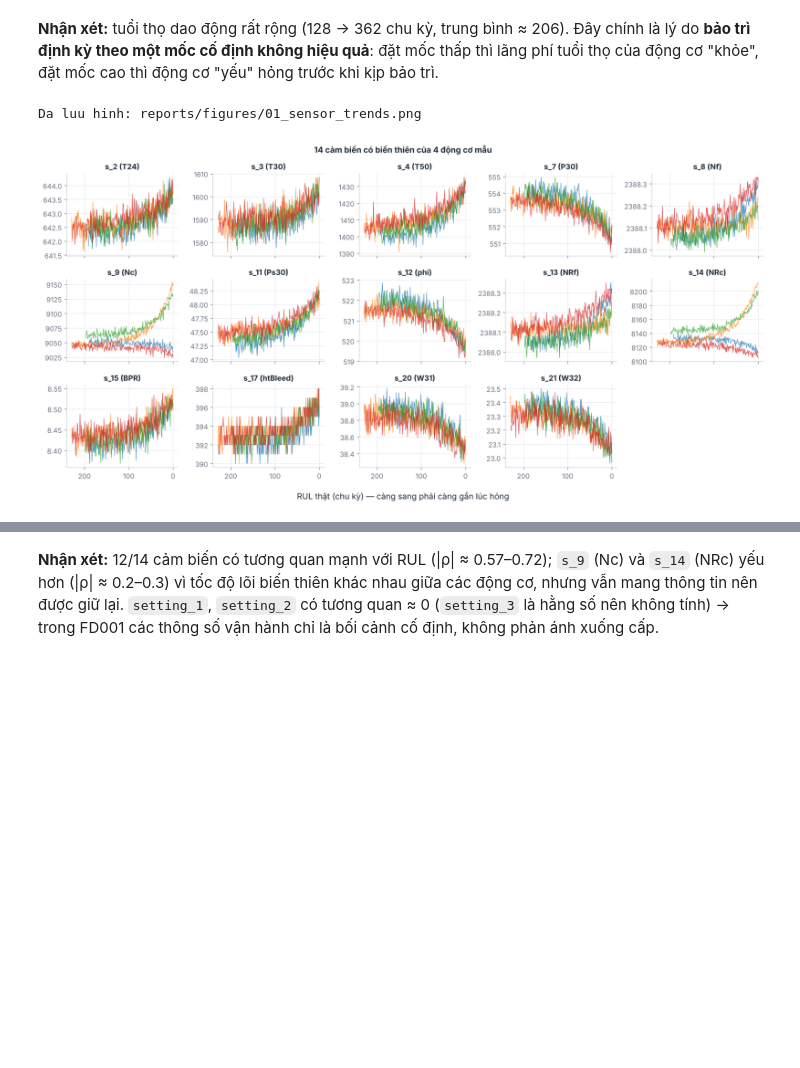
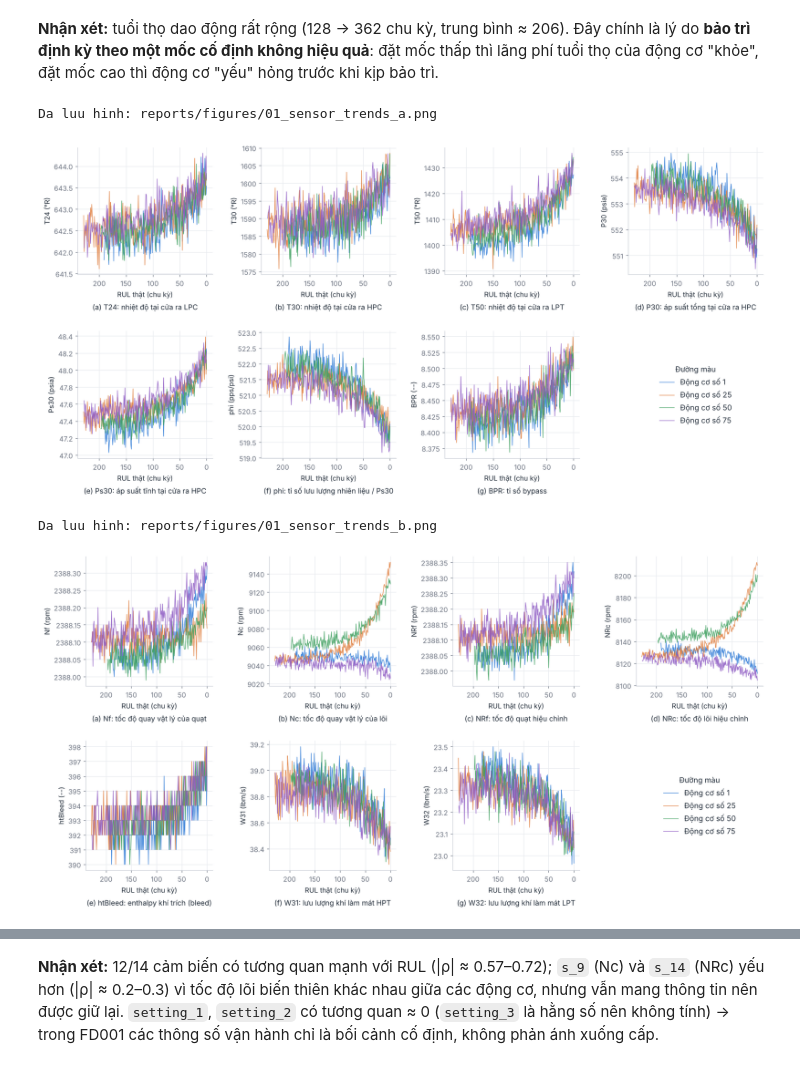
Before and after one commit to duyenphung206-sudo/turbofan-rul-prediction, a Jupyter notebook: notebooks/01_problem_and_data_understanding.ipynb, the cells around one changed output, grey strips where cells are left out. Cells and saved outputs as stored; diff of their text form; code cells hidden in the pictures; blank space fills up the shorter version.

```diff
--- a/notebooks/01_problem_and_data_understanding.ipynb
+++ b/notebooks/01_problem_and_data_understanding.ipynb
@@ -43,11 +43,12 @@ import matplotlib.pyplot as plt
 
 from src.rul_utils import (
     load_cmapss, load_rul, add_train_rul, SENSOR_COLS, SETTING_COLS, SENSOR_INFO,
-    RUL_CAP, set_plot_style, save_fig, BLUE, MUTED, INK,
+    RUL_CAP, SEQ_LEN, set_plot_style, save_fig, add_panel_labels, BLUE, MUTED, INK,
 )
 
 set_plot_style()
 pd.set_option("display.max_columns", 30)
+ENGINE_COLORS = ["#2a78d6", "#e07b39", "#3a9e5c", "#8e5bc4"]     # mau co dinh cho 4 dong co minh hoa
 # %% [markdown]
 ## Phần A. Bước 1: Problem Definition
 
@@ -249,26 +265,37 @@ Da luu hinh: reports/figures/01_engine_life_distribution.png
 # %% [markdown]
 **Nhận xét:** tuổi thọ dao động rất rộng (128 → 362 chu kỳ, trung bình ≈ 206). Đây chính là lý do **bảo trì định kỳ theo một mốc cố định không hiệu quả**: đặt mốc thấp thì lãng phí tuổi thọ của động cơ "khỏe", đặt mốc cao thì động cơ "yếu" hỏng trước khi kịp bảo trì.
 # %%
-# B.8. Xu huong cam bien khi dong co tien dan toi hong
+# B.8. Xu huong cam bien khi dong co tien dan toi hong (4 dong co minh hoa, chia 2 nhom cam bien)
 train = add_train_rul(train)                 # them cot RUL_raw (chua gioi han) va RUL (gioi han 125)
 varying = [s for s in SENSOR_COLS if train[s].nunique() > 2]    # 14 cam bien co bien thien
 sample_units = [1, 25, 50, 75]               # 4 dong co minh hoa
+SENSOR_GROUPS = {
+    "01_sensor_trends_a.png": ["s_2", "s_3", "s_4", "s_7", "s_11", "s_12", "s_15"],     # nhiet do, ap suat, ti so
+    "01_sensor_trends_b.png": ["s_8", "s_9", "s_13", "s_14", "s_17", "s_20", "s_21"],   # toc do quay, khi trich, luu luong
+}
+assert sorted(sum(SENSOR_GROUPS.values(), [])) == sorted(varying)
 
-fig, axes = plt.subplots(3, 5, figsize=(15, 7.5), sharex=True)
-axes = axes.ravel()
-for ax, s in zip(axes, varying):
-    for u in sample_units:
-        g = train[train["unit"] == u]
-        ax.plot(g["RUL_raw"], g[s], linewidth=0.8, alpha=0.75)
-    ax.set_title(f"{s} ({SENSOR_INFO[s][0]})")
-    ax.ticklabel_format(useOffset=False)
-axes[0].invert_xaxis()                       # truc x dung chung: RUL giam dan -> ben phai la luc hong
-axes[-1].axis("off")
-fig.supxlabel("RUL thật (chu kỳ) — càng sang phải càng gần lúc hỏng")
-fig.suptitle("14 cảm biến có biến thiên của 4 động cơ mẫu", fontweight="bold")
-fig.tight_layout()
-save_fig(fig, "01_sensor_trends.png")
-plt.show()
+for file_name, group in SENSOR_GROUPS.items():
+    fig, axes = plt.subplots(2, 4, figsize=(15, 7.2))
+    axes = axes.ravel()
+    for ax, s in zip(axes, group):
+        for u, color in zip(sample_units, ENGINE_COLORS):
+            g = train[train["unit"] == u]
+            ax.plot(g["RUL_raw"], g[s], color=color, linewidth=0.9, alpha=0.85, label=f"Động cơ số {u}")
+        ax.invert_xaxis()                    # ben phai la luc hong (RUL = 0)
+        ax.ticklabel_format(axis="y", useOffset=False)
+        ax.set(xlabel="RUL thật (chu kỳ)", ylabel=f"{SENSOR_INFO[s][0]} ({SENSOR_INFO[s][2]})")
+    handles, labels = axes[0].get_legend_handles_labels()
+    axes[-1].axis("off")
+    axes[-1].legend(handles, labels, loc="center", title="Đường màu", fontsize=11, title_fontsize=11)
+    fig.tight_layout(h_pad=4.5, w_pad=2)
+    letters = "abcdefg"
+    add_panel_labels(fig, axes[:len(group)],
+                     [f"({letters[i]}) {SENSOR_INFO[s][0]}: {SENSOR_INFO[s][1][0].lower() + SENSOR_INFO[s][1][1:]}" for i, s in enumerate(group)])
+    save_fig(fig, file_name)
+    plt.show()
 # %% [output]
-Da luu hinh: reports/figures/01_sensor_trends.png
+Da luu hinh: reports/figures/01_sensor_trends_a.png
-[figure, old version]
+[figure, new version]
+Da luu hinh: reports/figures/01_sensor_trends_b.png
+[figure, added]
```
Also changed, not shown: parts of 6 cells of this notebook, 30 other files.
